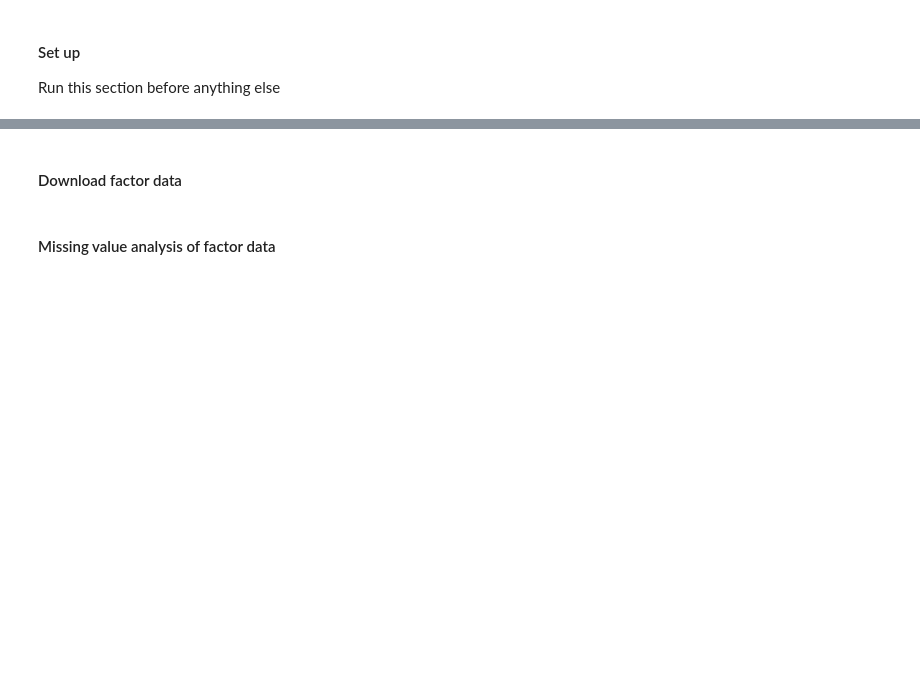
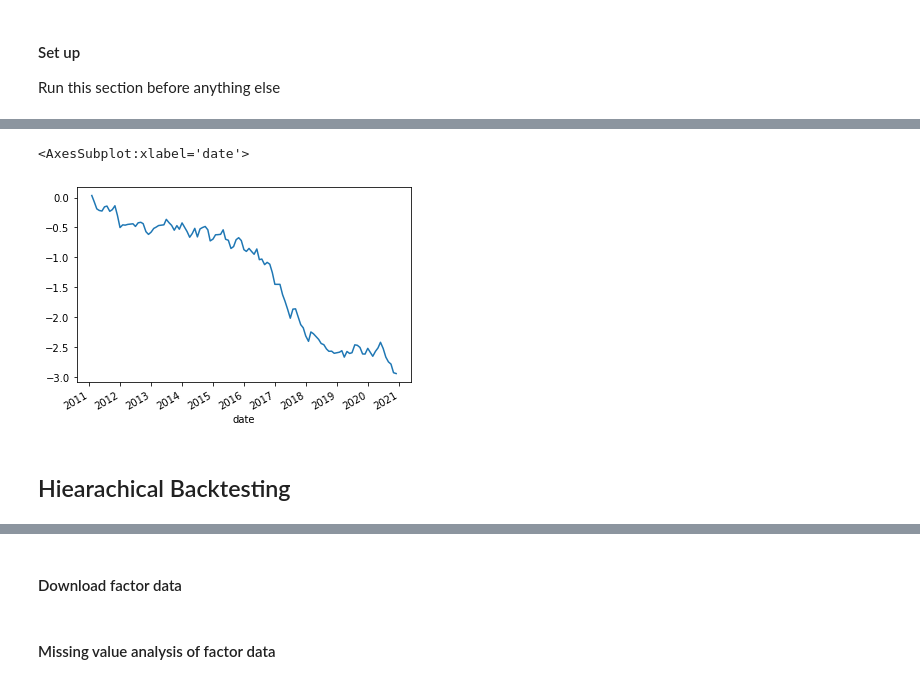
Before and after one commit to etccapital/MultiFactor, a Jupyter notebook: data_download_and_process.ipynb, the cells around one changed output, grey strips where cells are left out. Drawn from its saved outputs; the diff is of its cells as text; code cells hidden in the pictures; blank space fills up the shorter version.

```diff
--- a/data_download_and_process.ipynb
+++ b/data_download_and_process.ipynb
@@ -292,0 +415,4 @@ backtest_market_value_data ** 0.5
+# %%
+factor_resids = applyParallel(df_backtest.groupby(level=0), wls_factor_resid)
+factor_resids = factor_resids.rename('PE_TTM_resid')
+factor_resids
@@ -292,0 +433,2 @@ backtest_market_value_data ** 0.5
+# %%
+df_backtest = df_backtest.merge(factor_resids, how='left', left_index=True, right_index=True)
@@ -292,0 +452,4 @@ backtest_market_value_data ** 0.5
+# %%
+def cross_sectional_ic(df):
+    return df[['next_period_return', 'PE_TTM_resid']].corr(method='spearman').iloc[0, 1]
+ic_series = df_backtest.groupby(level=0).apply(cross_sectional_ic)
@@ -292,0 +472,6 @@ backtest_market_value_data ** 0.5
+# %%
+ic_series_mean = ic_series.mean()
+ic_series_std = ic_series.std()
+ir = ic_series_mean / ic_series_std
+ic_series_cum = ic_series.cumsum()
+ic_pos_prop = (ic_series > 0).sum() / ic_series.shape[0]
@@ -292,0 +503,5 @@ backtest_market_value_data ** 0.5
+# %%
+ic_series_cum.plot()
+# %% [output]
+<AxesSubplot:xlabel='date'>
+[figure, added]
@@ -292,0 +510,2 @@ backtest_market_value_data ** 0.5
+# %% [markdown]
+## Hiearachical Backtesting
```
Also changed, not shown: parts of 134 cells of this notebook, 3 other files.
